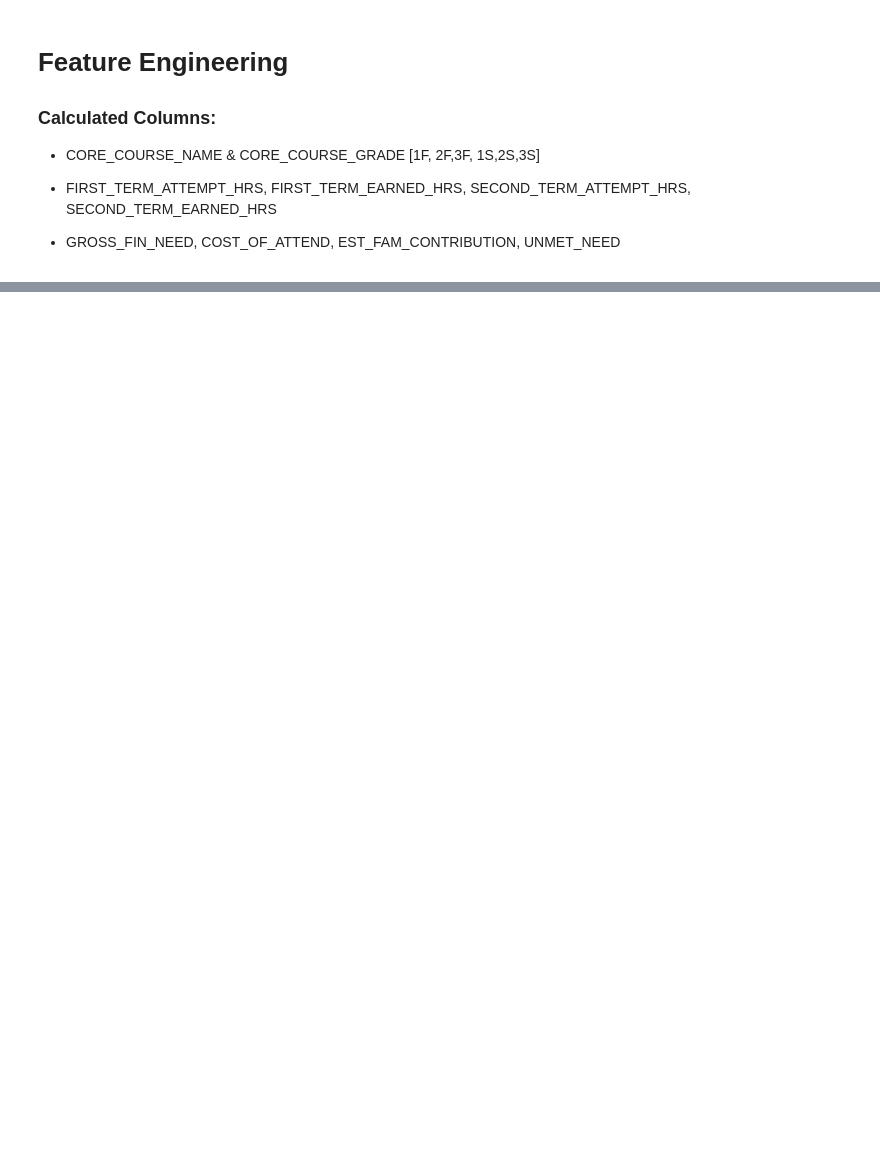
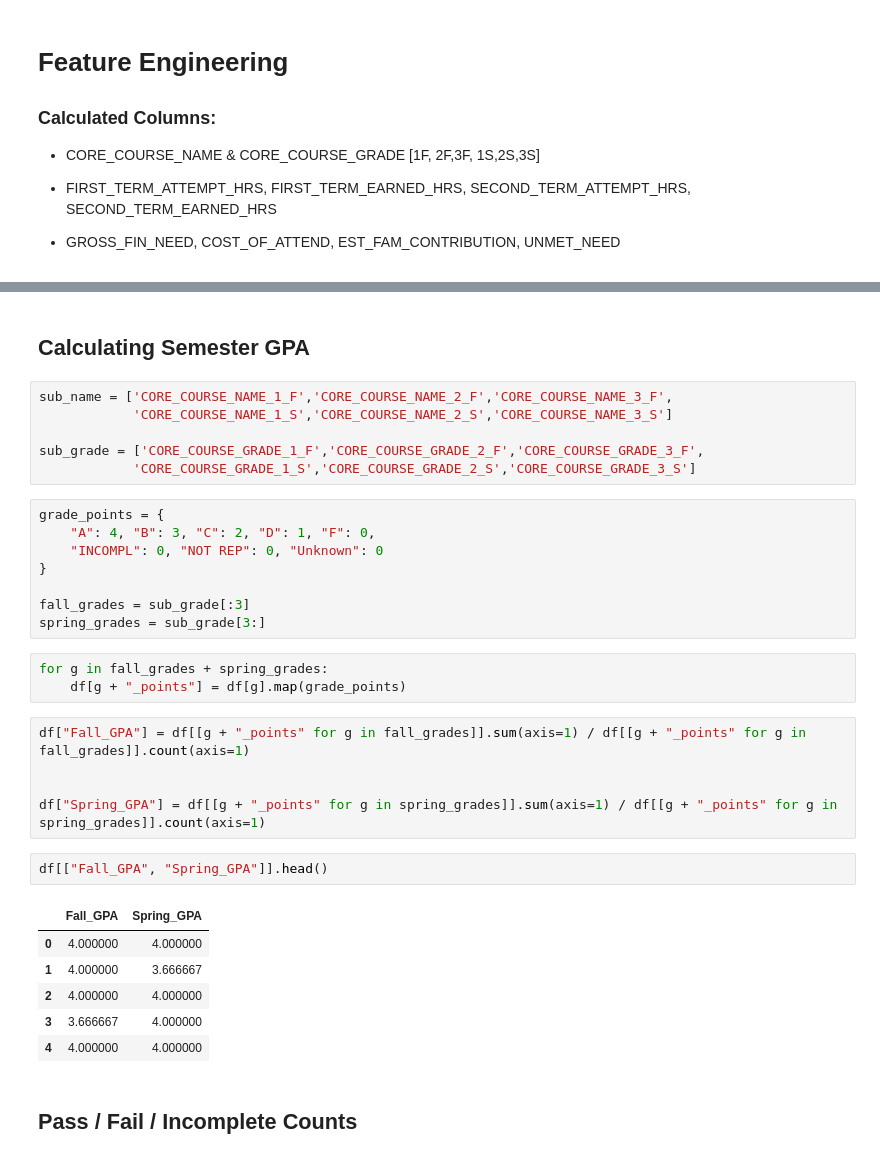
Before and after one commit to MuhammadSeyam/Student-Retention-Predictor, a Jupyter notebook: 1_Preprocessing.ipynb, the cells around one changed output, grey strips where cells are left out. Drawn from its saved outputs; the diff is of its cells as text; blank space fills up the shorter version.

```diff
--- a/1_Preprocessing.ipynb
+++ b/1_Preprocessing.ipynb
@@ -385,0 +372,35 @@ array([   0.,   59.,   69.,   90.,   91.,  117.,  136.,  137.,  138.,
+# %% [markdown]
+## Calculating Semester GPA
+# %%
+sub_name = ['CORE_COURSE_NAME_1_F','CORE_COURSE_NAME_2_F','CORE_COURSE_NAME_3_F',
+            'CORE_COURSE_NAME_1_S','CORE_COURSE_NAME_2_S','CORE_COURSE_NAME_3_S']
+
+sub_grade = ['CORE_COURSE_GRADE_1_F','CORE_COURSE_GRADE_2_F','CORE_COURSE_GRADE_3_F',
+            'CORE_COURSE_GRADE_1_S','CORE_COURSE_GRADE_2_S','CORE_COURSE_GRADE_3_S']
+# %%
+grade_points = {
+    "A": 4, "B": 3, "C": 2, "D": 1, "F": 0,
+    "INCOMPL": 0, "NOT REP": 0, "Unknown": 0
+}
+
+fall_grades = sub_grade[:3]
+spring_grades = sub_grade[3:]
+# %%
+for g in fall_grades + spring_grades:
+    df[g + "_points"] = df[g].map(grade_points)
+# %%
+df["Fall_GPA"] = df[[g + "_points" for g in fall_grades]].sum(axis=1) / df[[g + "_points" for g in fall_grades]].count(axis=1)
+
+
+df["Spring_GPA"] = df[[g + "_points" for g in spring_grades]].sum(axis=1) / df[[g + "_points" for g in spring_grades]].count(axis=1)
+# %%
+df[["Fall_GPA", "Spring_GPA"]].head()
+# %% [output]
+|  | Fall_GPA | Spring_GPA |
+| 0 | 4.000000 | 4.000000 |
+| 1 | 4.000000 | 3.666667 |
+| 2 | 4.000000 | 4.000000 |
+| 3 | 3.666667 | 4.000000 |
+| 4 | 4.000000 | 4.000000 |
+# %% [markdown]
+## Pass / Fail / Incomplete Counts
```
Also changed, not shown: parts of 25 cells of this notebook, 2 other files.
